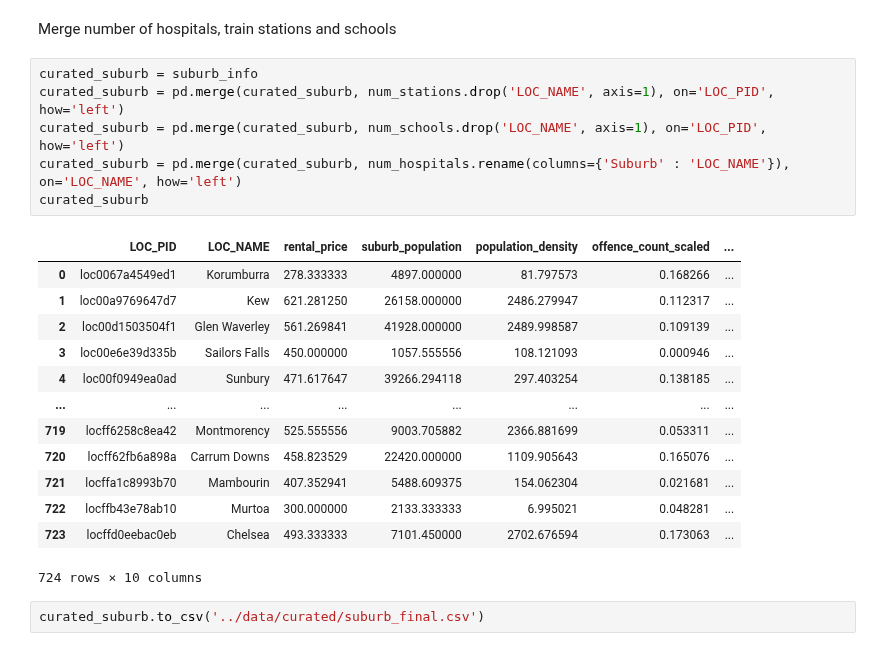
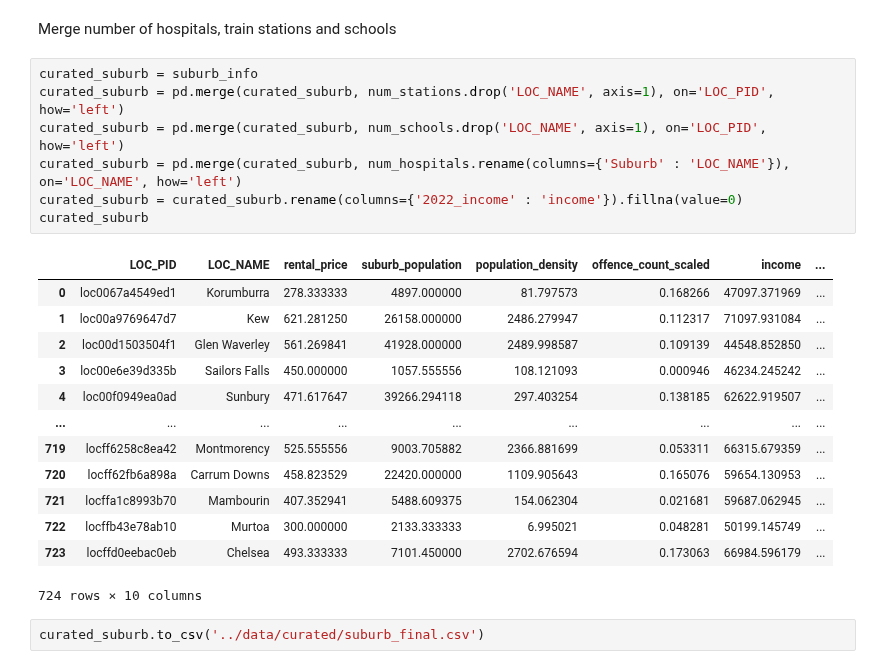
Before and after one commit to MAST30034-Applied-Data-Science/generic-real-estate-consulting-project-group-6, a Jupyter notebook: notebooks/preoprecess_suburb.ipynb, the cells around one changed output. Cells and saved outputs as stored; diff of their text form.

Commit message:
suburb future data

```diff
--- a/notebooks/preoprecess_suburb.ipynb
+++ b/notebooks/preoprecess_suburb.ipynb
@@ -148,22 +149,23 @@ Merge number of hospitals, train stations and schools
 # %%
 curated_suburb = suburb_info
 curated_suburb = pd.merge(curated_suburb, num_stations.drop('LOC_NAME', axis=1), on='LOC_PID', how='left')
 curated_suburb = pd.merge(curated_suburb, num_schools.drop('LOC_NAME', axis=1), on='LOC_PID', how='left')
 curated_suburb = pd.merge(curated_suburb, num_hospitals.rename(columns={'Suburb' : 'LOC_NAME'}), on='LOC_NAME', how='left')
+curated_suburb = curated_suburb.rename(columns={'2022_income' : 'income'}).fillna(value=0)
 curated_suburb
 # %% [output]
-|  | LOC_PID | LOC_NAME | rental_price | suburb_population | population_density | offence_count_scaled | ... |
-| 0 | loc0067a4549ed1 | Korumburra | 278.333333 | 4897.000000 | 81.797573 | 0.168266 | ... |
-| 1 | loc00a9769647d7 | Kew | 621.281250 | 26158.000000 | 2486.279947 | 0.112317 | ... |
-| 2 | loc00d1503504f1 | Glen Waverley | 561.269841 | 41928.000000 | 2489.998587 | 0.109139 | ... |
-| 3 | loc00e6e39d335b | Sailors Falls | 450.000000 | 1057.555556 | 108.121093 | 0.000946 | ... |
-| 4 | loc00f0949ea0ad | Sunbury | 471.617647 | 39266.294118 | 297.403254 | 0.138185 | ... |
-| ... | ... | ... | ... | ... | ... | ... | ... |
-| 719 | locff6258c8ea42 | Montmorency | 525.555556 | 9003.705882 | 2366.881699 | 0.053311 | ... |
-| 720 | locff62fb6a898a | Carrum Downs | 458.823529 | 22420.000000 | 1109.905643 | 0.165076 | ... |
-| 721 | locffa1c8993b70 | Mambourin | 407.352941 | 5488.609375 | 154.062304 | 0.021681 | ... |
-| 722 | locffb43e78ab10 | Murtoa | 300.000000 | 2133.333333 | 6.995021 | 0.048281 | ... |
-| 723 | locffd0eebac0eb | Chelsea | 493.333333 | 7101.450000 | 2702.676594 | 0.173063 | ... |
+|  | LOC_PID | LOC_NAME | rental_price | suburb_population | population_density | offence_count_scaled | income | ... |
+| 0 | loc0067a4549ed1 | Korumburra | 278.333333 | 4897.000000 | 81.797573 | 0.168266 | 47097.371969 | ... |
+| 1 | loc00a9769647d7 | Kew | 621.281250 | 26158.000000 | 2486.279947 | 0.112317 | 71097.931084 | ... |
+| 2 | loc00d1503504f1 | Glen Waverley | 561.269841 | 41928.000000 | 2489.998587 | 0.109139 | 44548.852850 | ... |
+| 3 | loc00e6e39d335b | Sailors Falls | 450.000000 | 1057.555556 | 108.121093 | 0.000946 | 46234.245242 | ... |
+| 4 | loc00f0949ea0ad | Sunbury | 471.617647 | 39266.294118 | 297.403254 | 0.138185 | 62622.919507 | ... |
+| ... | ... | ... | ... | ... | ... | ... | ... | ... |
+| 719 | locff6258c8ea42 | Montmorency | 525.555556 | 9003.705882 | 2366.881699 | 0.053311 | 66315.679359 | ... |
+| 720 | locff62fb6a898a | Carrum Downs | 458.823529 | 22420.000000 | 1109.905643 | 0.165076 | 59654.130953 | ... |
+| 721 | locffa1c8993b70 | Mambourin | 407.352941 | 5488.609375 | 154.062304 | 0.021681 | 59687.062945 | ... |
+| 722 | locffb43e78ab10 | Murtoa | 300.000000 | 2133.333333 | 6.995021 | 0.048281 | 50199.145749 | ... |
+| 723 | locffd0eebac0eb | Chelsea | 493.333333 | 7101.450000 | 2702.676594 | 0.173063 | 66984.596179 | ... |
 724 rows × 10 columns
 # %%
 curated_suburb.to_csv('../data/curated/suburb_final.csv')
```
Also changed, not shown: parts of 5 cells of this notebook, 2 other files.
